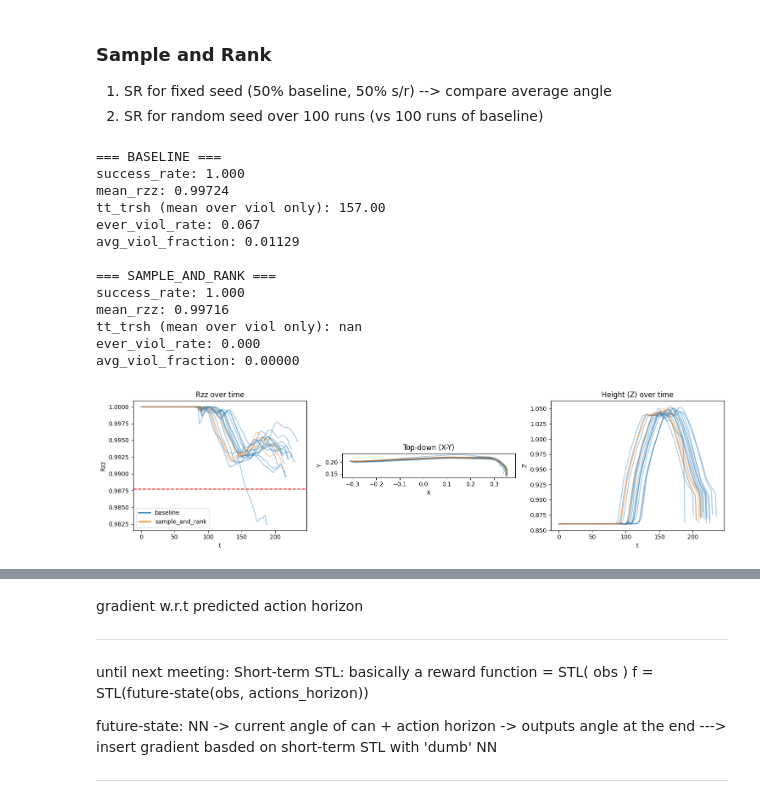
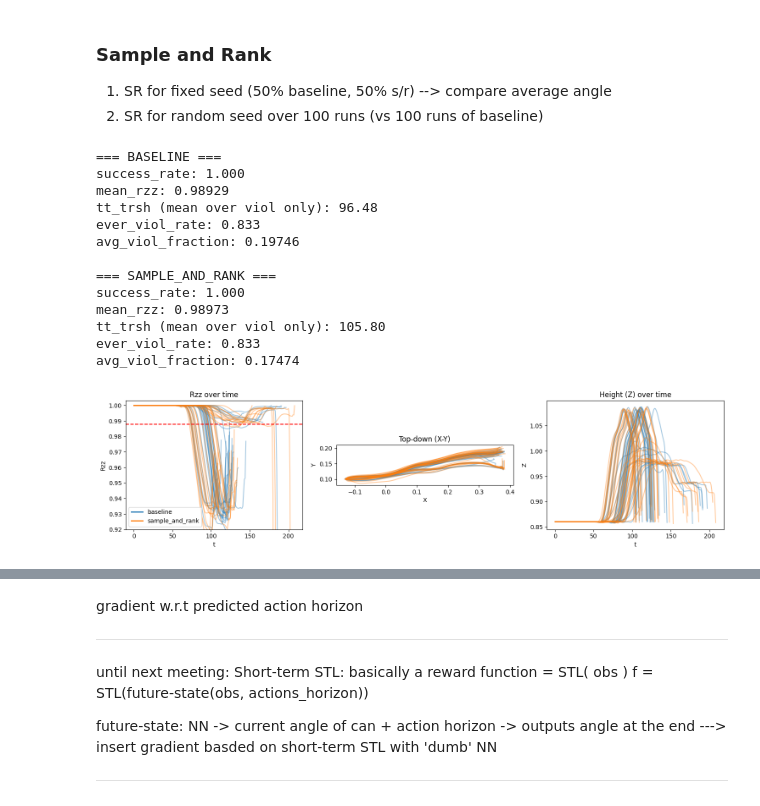
Before and after one commit to moritz-zoellner/guided-diffusion, a Jupyter notebook: experiments/analysis_can.ipynb, the cells around one changed output, grey strips where cells are left out. Drawn from its saved outputs; the diff is of its cells as text; code cells hidden in the pictures.

```diff
--- a/experiments/analysis_can.ipynb
+++ b/experiments/analysis_can.ipynb
@@ -217,7 +217,7 @@ plt.show()
 stats_path = Path("../outputs/can_rollouts/snr/n8h300r50g1/rollout_stats.json")
 #stats_path = Path("../outputs/can_rollouts/snr/n8h300r40g1bYv2/rollout_stats.json")
 stats_path = Path("../outputs/can_rollouts/snr/n16h300r30g1bYv2/rollout_stats.json")
-stats_path = Path("../outputs/can_rollouts/snr/n8h300r30g1bYfY/rollout_stats.json")
+stats_path = Path("../outputs/can_rollouts/snr/n16h300r60g1bYfYv1/rollout_stats.json")
 
 thrsh = 9
 with stats_path.open() as f:
@@ -247,17 +247,17 @@ for mode, stats_subset in grouped.items():
 # %% [output]
 === BASELINE ===
 success_rate: 1.000
-mean_rzz: 0.99724
-tt_trsh (mean over viol only): 157.00
-ever_viol_rate: 0.067
-avg_viol_fraction: 0.01129
+mean_rzz: 0.98929
+tt_trsh (mean over viol only): 96.48
+ever_viol_rate: 0.833
+avg_viol_fraction: 0.19746
 
 === SAMPLE_AND_RANK ===
 success_rate: 1.000
-mean_rzz: 0.99716
-tt_trsh (mean over viol only): nan
-ever_viol_rate: 0.000
-avg_viol_fraction: 0.00000
+mean_rzz: 0.98973
+tt_trsh (mean over viol only): 105.80
+ever_viol_rate: 0.833
+avg_viol_fraction: 0.17474
 # %%
 thr = np.cos(np.deg2rad(thrsh))
 
@@ -288,32 +288,32 @@ for mode, stats_subset in grouped.items():
 
     # ---- 3) Z ----
     if pos is not None:
         for i in range(pos.shape[0]):
             axes[2].plot(pos[i,:,2], alpha=0.4, color=color)
 
 axes[0].axhline(thr, linestyle='--', color='red')
 axes[0].set_title("Rzz over time")
 axes[0].set_xlabel("t")
 axes[0].set_ylabel("Rzz")
-# axes[0].set_ylim([0.96,1.003])
+axes[0].set_ylim([0.92,1.003])
 
 axes[1].set_title("Top-down (X-Y)")
 axes[1].set_xlabel("X")
 axes[1].set_ylabel("Y")
 axes[1].set_aspect('equal')
 
 axes[2].set_title("Height (Z) over time")
 axes[2].set_xlabel("t")
 axes[2].set_ylabel("Z")
 
 # legend
 handles = [
     plt.Line2D([0], [0], color=colors[m], lw=2, label=m)
     for m in grouped.keys()
 ]
 axes[0].legend(handles=handles)
 
 plt.tight_layout()
 plt.show()
 # %% [output]
-[figure, old version]
+[figure, new version]
```
Also changed, not shown: parts of 2 cells of this notebook, 6 other files.
